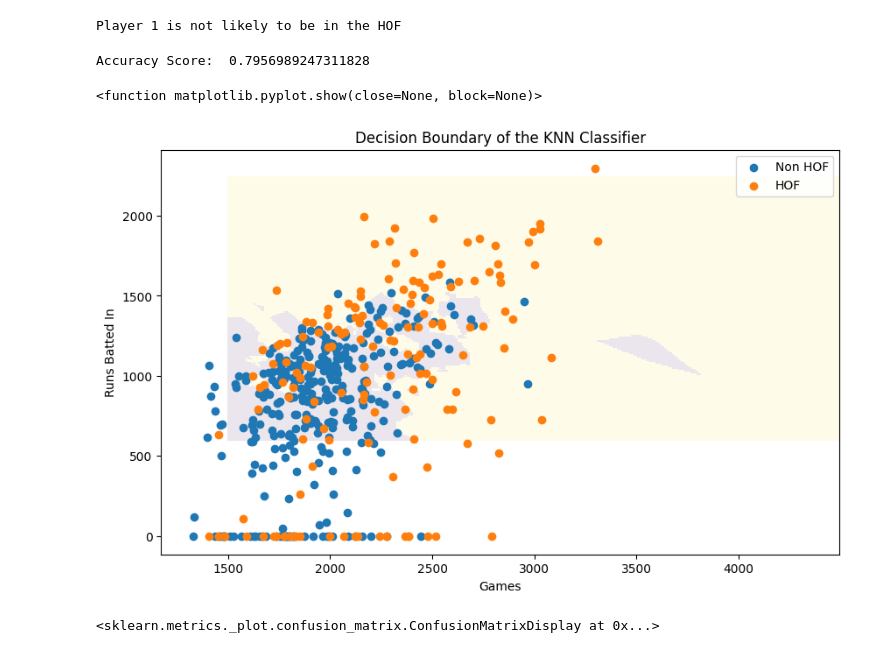
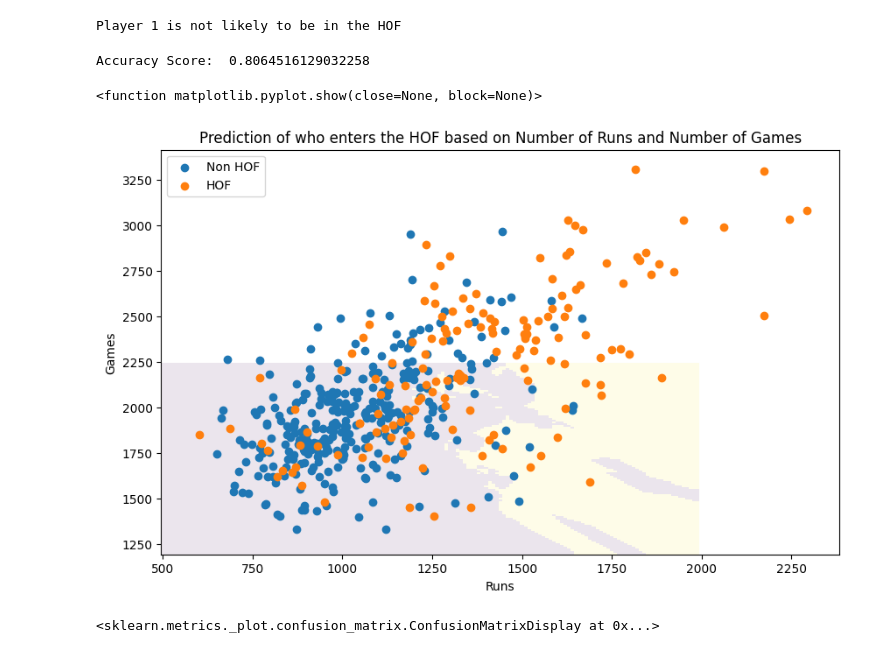
Before and after one commit to RAWRXD001c/MLB-Baseball, a Jupyter notebook: Baseball_Data_Project.ipynb, the cells around one changed output. Cells and saved outputs as stored; diff of their text form; code cells hidden in the pictures.

```diff
--- a/Baseball_Data_Project.ipynb
+++ b/Baseball_Data_Project.ipynb
@@ -118,39 +151,31 @@ print("Player 1 " + str(['is not likely', 'is likely'][prediction1]) + " to be i
 # %% [output]
 Player 1 is not likely to be in the HOF
 # %%
-#KNN (Games, Runs Batted In)
-features = df[['Games', 'Runs Batted In']]
+#KNN (Games, Runs)
+features = df[['Runs', 'Games']]
 label = df['HOF']
 X_train, X_test, y_train, y_test = model_selection.train_test_split(features, label, test_size=0.2, random_state=42)
-model = KNeighborsClassifier(n_neighbors=3)
+model = KNeighborsClassifier(n_neighbors=10)
 model.fit(X_train, y_train)
 predict = model.predict(X_test)
 print("Accuracy Score: ", metrics.accuracy_score(y_test, predict))
-
-#k=5 0.7741935483870968
-#k=3 0.7956989247311828
-#k=7 0.7849462365591398
-#k=9 0.7849462365591398
-#k=10 0.7956989247311828
-# 3 and 10 have the highest accuracy
-
 #Visual model
 fig, ax = plt.subplots(figsize=(10,6))
-xx, yy = np.meshgrid(np.arange(1500, 4500, 10), np.arange(600, 2250, 10))
+xx, yy = np.meshgrid(np.arange(500, 2000, 10), np.arange(1200, 2250, 10))
 z = model.predict(np.c_[xx.ravel(), yy.ravel()])
 z = z.reshape(xx.shape)
 ax.pcolormesh(xx, yy, z, alpha=0.1)
 for label, data in df.groupby("HOF"):
-  ax.scatter(data['Games'], data['Runs Batted In'], label = ['Non HOF', 'HOF'][label])
-ax.set_title("Decision Boundary of the KNN Classifier")
-ax.set_xlabel("Games")
-ax.set_ylabel("Runs Batted In")
+  ax.scatter(data['Runs'], data['Games'], label = ['Non HOF', 'HOF'][label])
+ax.set_title("Prediction of who enters the HOF based on Number of Runs and Number of Games")
+ax.set_xlabel("Runs")
+ax.set_ylabel("Games")
 ax.legend()
 plt.show
 # %% [output]
-Accuracy Score:  0.7956989247311828
+Accuracy Score:  0.8064516129032258
 <function matplotlib.pyplot.show(close=None, block=None)>
-[figure, old version]
+[figure, new version]
 # %%
 metrics.ConfusionMatrixDisplay.from_predictions(y_test, predict, display_labels=["Non HOF", "HOF"])
 # %% [output]
```
Also changed, not shown: parts of 8 cells of this notebook.
